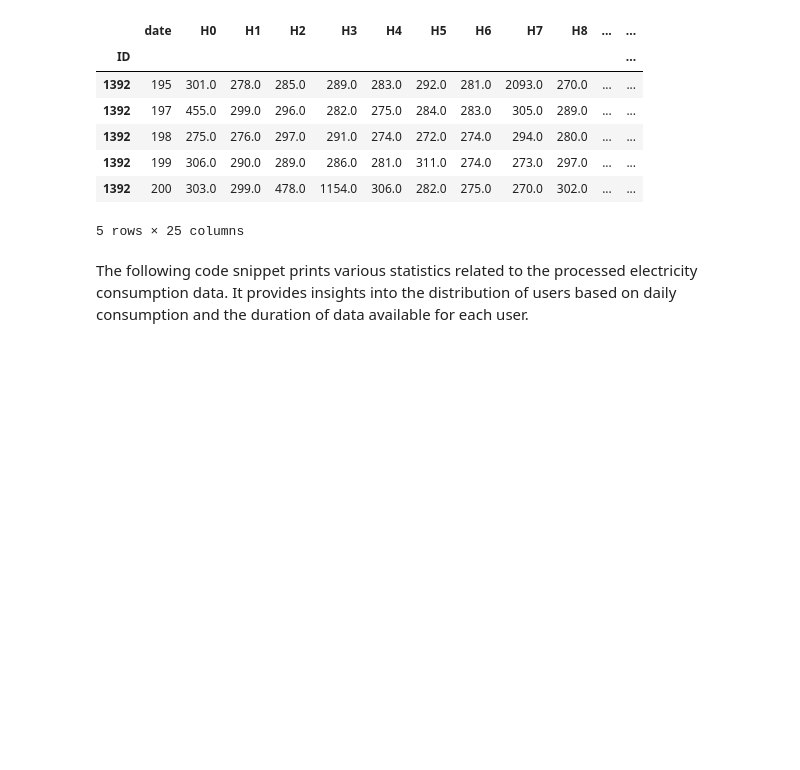
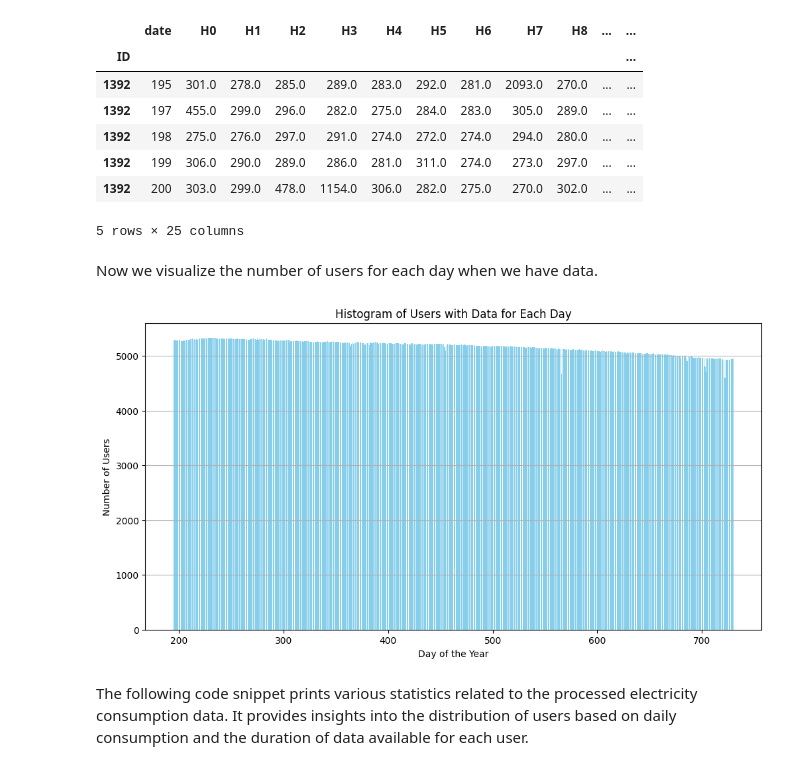
Before and after one commit to Isi-17/Thesis-CS, a Jupyter notebook: 01-data_preparation.ipynb, the cells around one changed output. Drawn from its saved outputs; the diff is of its cells as text; code cells hidden in the pictures; blank space fills up the shorter version.

Commit message:
New cells, data visualization

```diff
--- a/01-data_preparation.ipynb
+++ b/01-data_preparation.ipynb
@@ -167,8 +205,8 @@ with open(output_file, 'w', newline='') as file:
             writer.writerow(row)
 # %%
 # Show the first few lines of the CSV file
-final_data = pd.read_csv('FinalData.csv', delimiter=',', index_col=0)
-final_data.head(10)
+final_data_df = pd.read_csv('final_data.csv', delimiter=',', index_col=0)
+final_data_df.head(10)
 # %% [output]
 |  | date | H0 | H1 | H2 | H3 | H4 | H5 | H6 | H7 | H8 | ... | ... |
 | ID |  |  |  |  |  |  |  |  |  |  |  | ... |
@@ -178,6 +216,22 @@ final_data.head(10)
 | 1392 | 199 | 306.0 | 290.0 | 289.0 | 286.0 | 281.0 | 311.0 | 274.0 | 273.0 | 297.0 | ... | ... |
 | 1392 | 200 | 303.0 | 299.0 | 478.0 | 1154.0 | 306.0 | 282.0 | 275.0 | 270.0 | 302.0 | ... | ... |
 5 rows × 25 columns
+# %% [markdown]
+Now we visualize the number of users for each day when we have data.
+# %%
+# Group by day and count the number of users with data each day
+daily_user_counts = final_data_df.groupby('date').size()
+
+# Plot a histogram
+plt.figure(figsize=(12, 6))
+plt.bar(daily_user_counts.index, daily_user_counts, color='skyblue')
+plt.title('Histogram of Users with Data for Each Day')
+plt.xlabel('Day of the Year')
+plt.ylabel('Number of Users')
+plt.grid(axis='y')
+plt.show()
+# %% [output]
+[figure, added]
 # %% [markdown]
 The following code snippet prints various statistics related to the processed electricity consumption data. It provides insights into the distribution of users based on daily consumption and the duration of data available for each user.
 # %%
```
Also changed, not shown: parts of 17 cells of this notebook.
